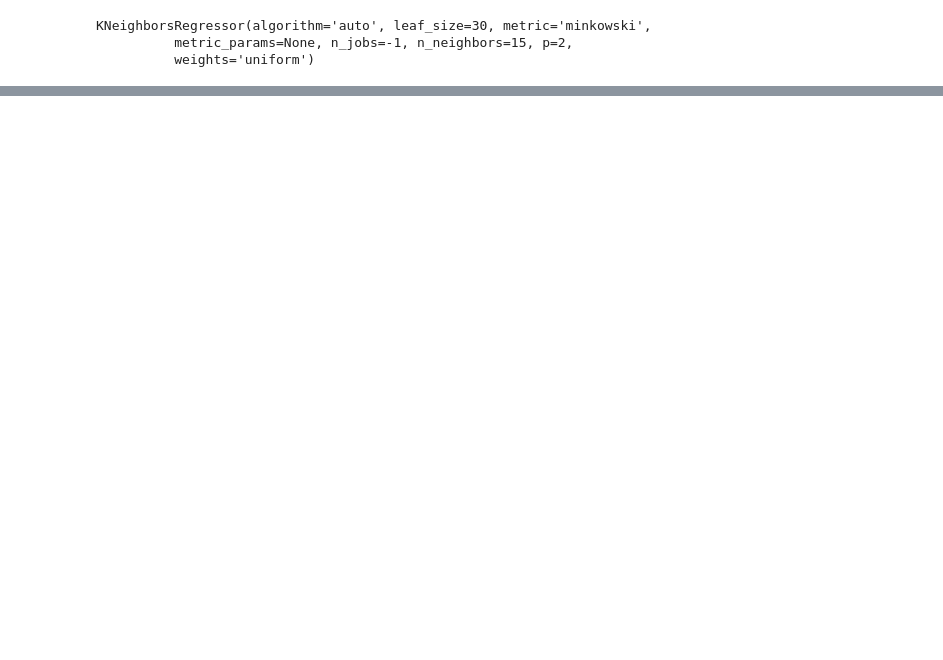
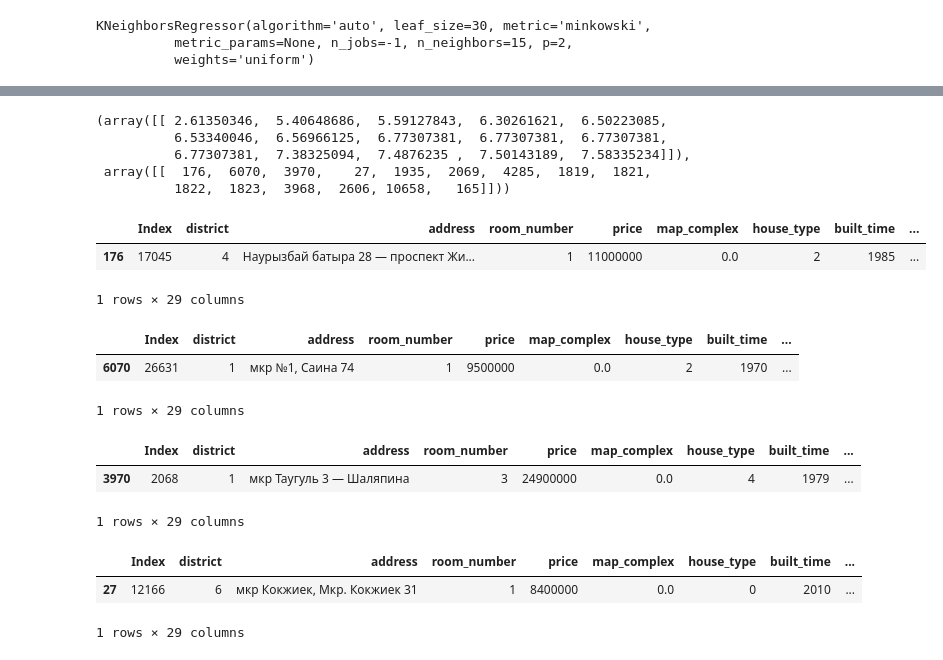
Before and after one commit to electricvortex/ml_house_price_calculation, a Jupyter notebook: Nearesst Neighbors.ipynb, the cells around one changed output, grey strips where cells are left out. Saved outputs shown, nothing was run; the diff lists cells and outputs as text; code cells hidden in the pictures; blank space fills up the shorter version.

```diff
--- a/Nearesst Neighbors.ipynb
+++ b/Nearesst Neighbors.ipynb
@@ -146,0 +143,32 @@ tofit
+# %%
+knn.kneighbors(out)
+# %% [output]
+(array([[ 2.61350346,  5.40648686,  5.59127843,  6.30261621,  6.50223085,
+          6.53340046,  6.56966125,  6.77307381,  6.77307381,  6.77307381,
+          6.77307381,  7.38325094,  7.4876235 ,  7.50143189,  7.58335234]]),
+ array([[  176,  6070,  3970,    27,  1935,  2069,  4285,  1819,  1821,
+          1822,  1823,  3968,  2606, 10658,   165]]))
+# %%
+data[data.index == 176]
+# %% [output]
+|  | Index | district | address | room_number | price | map_complex | house_type | built_time | ... |
+| 176 | 17045 | 4 | Наурызбай батыра 28 — проспект Жи... | 1 | 11000000 | 0.0 | 2 | 1985 | ... |
+1 rows × 29 columns
+# %%
+data[data.index == 6070]
+# %% [output]
+|  | Index | district | address | room_number | price | map_complex | house_type | built_time | ... |
+| 6070 | 26631 | 1 | мкр №1, Саина 74 | 1 | 9500000 | 0.0 | 2 | 1970 | ... |
+1 rows × 29 columns
+# %%
+data[data.index == 3970]
+# %% [output]
+|  | Index | district | address | room_number | price | map_complex | house_type | built_time | ... |
+| 3970 | 2068 | 1 | мкр Таугуль 3 — Шаляпина | 3 | 24900000 | 0.0 | 4 | 1979 | ... |
+1 rows × 29 columns
+# %%
+data[data.index == 27]
+# %% [output]
+|  | Index | district | address | room_number | price | map_complex | house_type | built_time | ... |
+| 27 | 12166 | 6 | мкр Кокжиек, Мкр. Кокжиек 31 | 1 | 8400000 | 0.0 | 0 | 2010 | ... |
+1 rows × 29 columns
```
Also changed, not shown: parts of 15 cells of this notebook, 4 other files.
